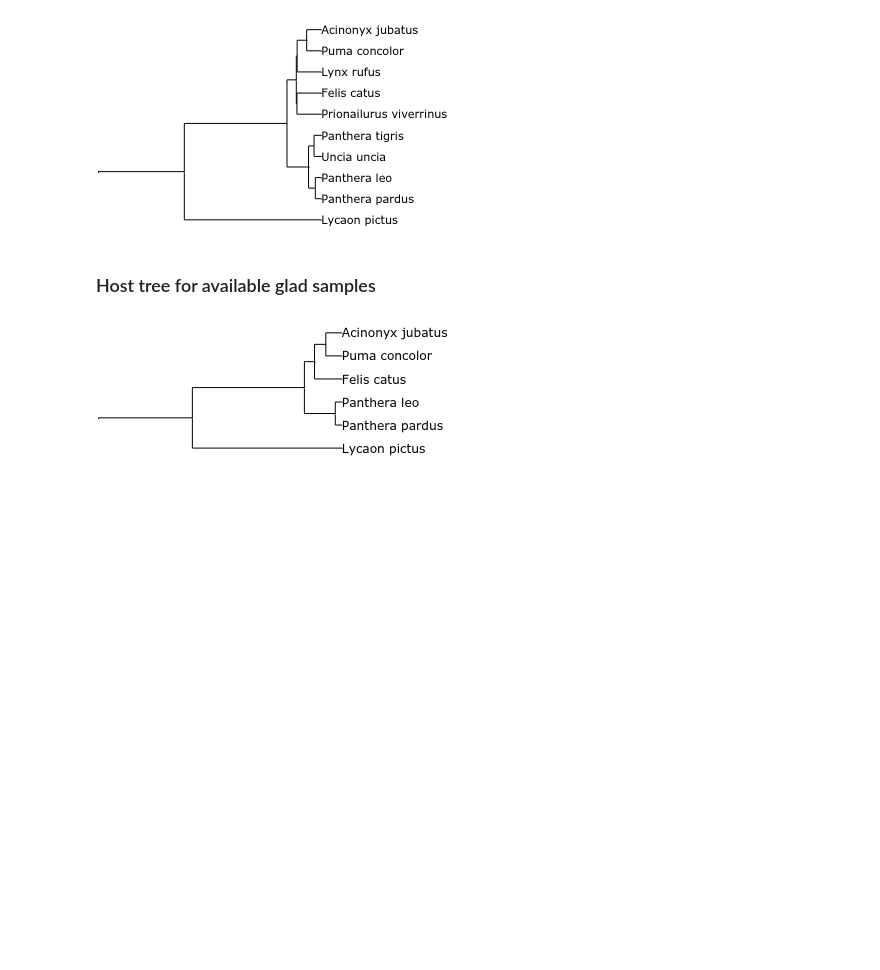
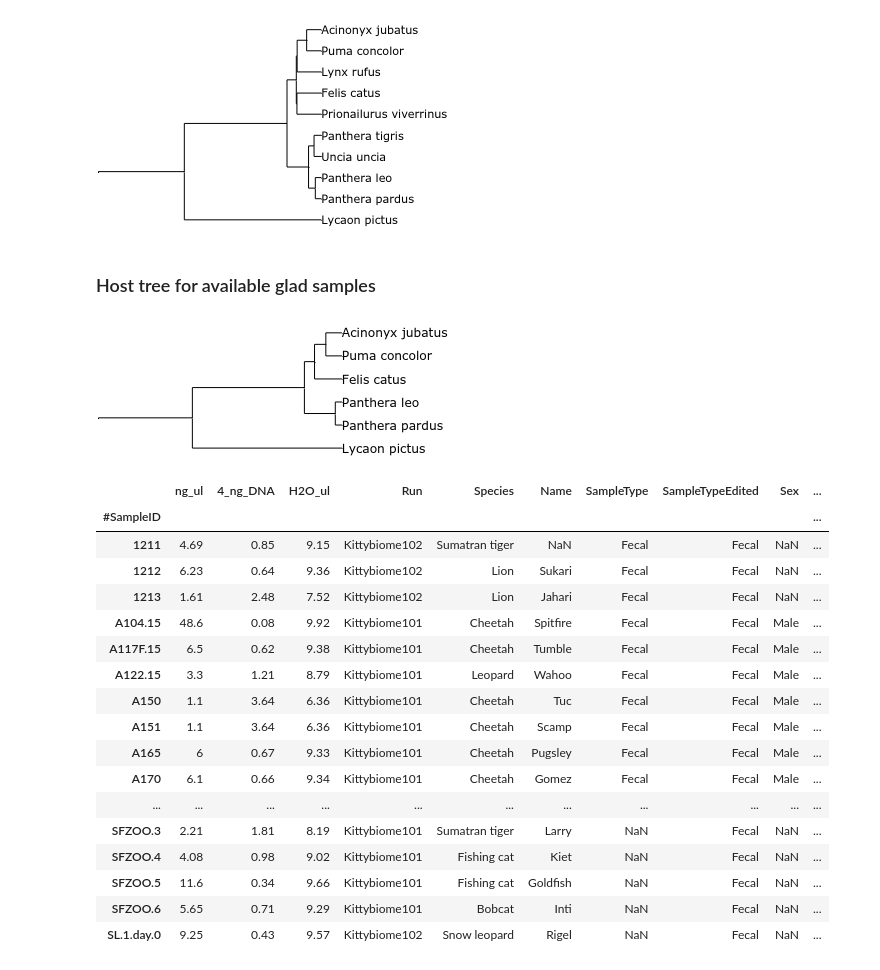
Before and after one commit to ryneches/catbutt, a Jupyter notebook: cattbutt.ipynb, the cells around one changed output. Cells and saved outputs as stored; diff of their text form; code cells hidden in the pictures; blank space fills up the shorter version.

Commit message:
clean DataFrames for each study

```diff
--- a/cattbutt.ipynb
+++ b/cattbutt.ipynb
@@ -79,0 +82,35 @@ tree.render("%%inline", w=100, units="mm", tree_style=ts)
+# %%
+df = pd.DataFrame.from_csv( 'microbes/Metadata_Concatonated_Cats.txt', sep='\t' )
+# %%
+fecal  = df[ df.SampleTypeEdited=='Fecal'  ][ df.Phylogenetic_study==1 ]
+rectal = df[ df.SampleTypeEdited=='Rectal' ][ df.Phylogenetic_study==1 ]
+anal   = df[ df.SampleTypeEdited=='Anal'   ][ df.Phylogenetic_study==1 ]
+
+useless_cols = [ 'OldMappingFile', 'BarcodeSequence', 'LinkerPrimerSequence',
+                 'Phylogenetic_study', 'email', 'Kittybiome_participants',
+                 'Sample_storage_study', 'Treatment', 'Day', 'Description' ]
+
+for study in [ fecal, rectal, anal ] :
+    for col in useless_cols :
+        del study[col]
+
+fecal
+# %% [output]
+|  | ng_ul | 4_ng_DNA | H2O_ul | Run | Species | Name | SampleType | SampleTypeEdited | Sex | ... |
+| #SampleID |  |  |  |  |  |  |  |  |  | ... |
+| 1211 | 4.69 | 0.85 | 9.15 | Kittybiome102 | Sumatran tiger | NaN | Fecal | Fecal | NaN | ... |
+| 1212 | 6.23 | 0.64 | 9.36 | Kittybiome102 | Lion | Sukari | Fecal | Fecal | NaN | ... |
+| 1213 | 1.61 | 2.48 | 7.52 | Kittybiome102 | Lion | Jahari | Fecal | Fecal | NaN | ... |
+| A104.15 | 48.6 | 0.08 | 9.92 | Kittybiome101 | Cheetah | Spitfire | Fecal | Fecal | Male | ... |
+| A117F.15 | 6.5 | 0.62 | 9.38 | Kittybiome101 | Cheetah | Tumble | Fecal | Fecal | Male | ... |
+| A122.15 | 3.3 | 1.21 | 8.79 | Kittybiome101 | Leopard | Wahoo | Fecal | Fecal | Male | ... |
+| A150 | 1.1 | 3.64 | 6.36 | Kittybiome101 | Cheetah | Tuc | Fecal | Fecal | Male | ... |
+| A151 | 1.1 | 3.64 | 6.36 | Kittybiome101 | Cheetah | Scamp | Fecal | Fecal | Male | ... |
+| A165 | 6 | 0.67 | 9.33 | Kittybiome101 | Cheetah | Pugsley | Fecal | Fecal | Male | ... |
+| A170 | 6.1 | 0.66 | 9.34 | Kittybiome101 | Cheetah | Gomez | Fecal | Fecal | Male | ... |
+| ... | ... | ... | ... | ... | ... | ... | ... | ... | ... | ... |
+| SFZOO.3 | 2.21 | 1.81 | 8.19 | Kittybiome101 | Sumatran tiger | Larry | NaN | Fecal | NaN | ... |
+| SFZOO.4 | 4.08 | 0.98 | 9.02 | Kittybiome101 | Fishing cat | Kiet | NaN | Fecal | NaN | ... |
+| SFZOO.5 | 11.6 | 0.34 | 9.66 | Kittybiome101 | Fishing cat | Goldfish | NaN | Fecal | NaN | ... |
+| SFZOO.6 | 5.65 | 0.71 | 9.29 | Kittybiome101 | Bobcat | Inti | NaN | Fecal | NaN | ... |
+| SL.1.day.0 | 9.25 | 0.43 | 9.57 | Kittybiome102 | Snow leopard | Rigel | NaN | Fecal | NaN | ... |
```
Also changed, not shown: parts of 1 cell of this notebook.
